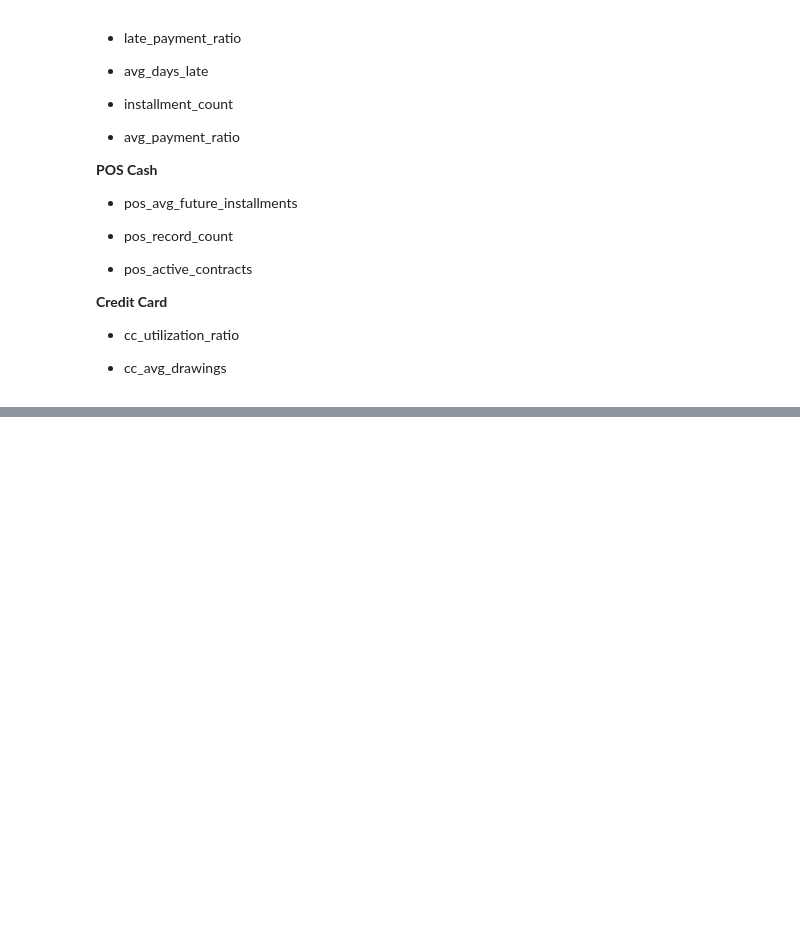
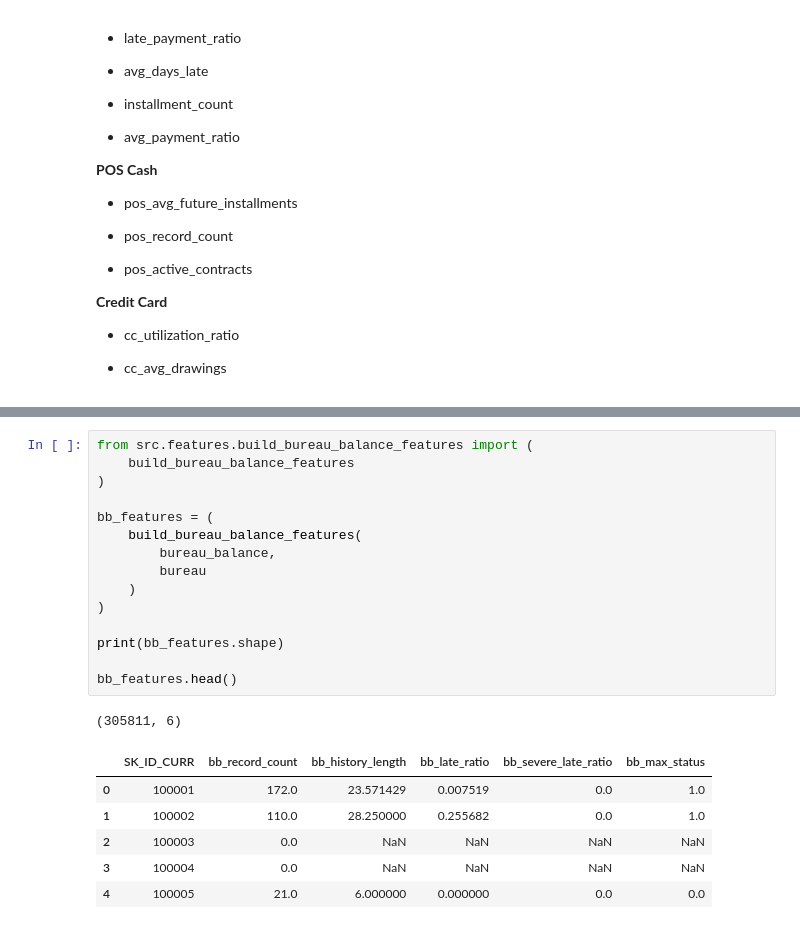
Before and after one commit to rabiadurgt/creditguard-ai, a Jupyter notebook: notebooks/03_feature_engineering.ipynb, the cells around one changed output, grey strips where cells are left out. Drawn from its saved outputs; the diff is of its cells as text; blank space fills up the shorter version.

```diff
--- a/notebooks/03_feature_engineering.ipynb
+++ b/notebooks/03_feature_engineering.ipynb
@@ -442,0 +458,23 @@ En önemli bulgu:
+# %%
+from src.features.build_bureau_balance_features import (
+    build_bureau_balance_features
+)
+
+bb_features = (
+    build_bureau_balance_features(
+        bureau_balance,
+        bureau
+    )
+)
+
+print(bb_features.shape)
+
+bb_features.head()
+# %% [output]
+(305811, 6)
+|  | SK_ID_CURR | bb_record_count | bb_history_length | bb_late_ratio | bb_severe_late_ratio | bb_max_status |
+| 0 | 100001 | 172.0 | 23.571429 | 0.007519 | 0.0 | 1.0 |
+| 1 | 100002 | 110.0 | 28.250000 | 0.255682 | 0.0 | 1.0 |
+| 2 | 100003 | 0.0 | NaN | NaN | NaN | NaN |
+| 3 | 100004 | 0.0 | NaN | NaN | NaN | NaN |
+| 4 | 100005 | 21.0 | 6.000000 | 0.000000 | 0.0 | 0.0 |
```
Also changed, not shown: parts of 5 cells of this notebook, 6 other files.
